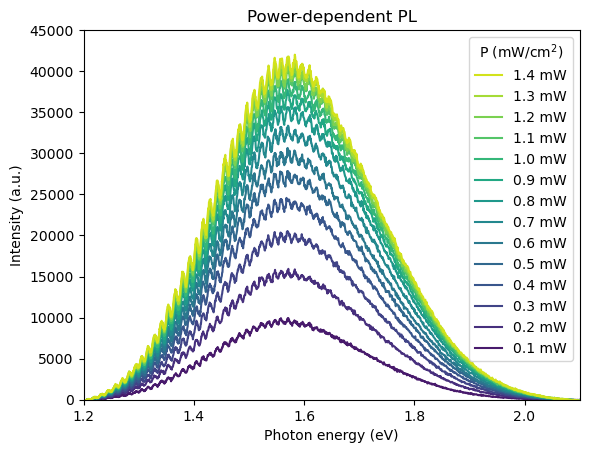
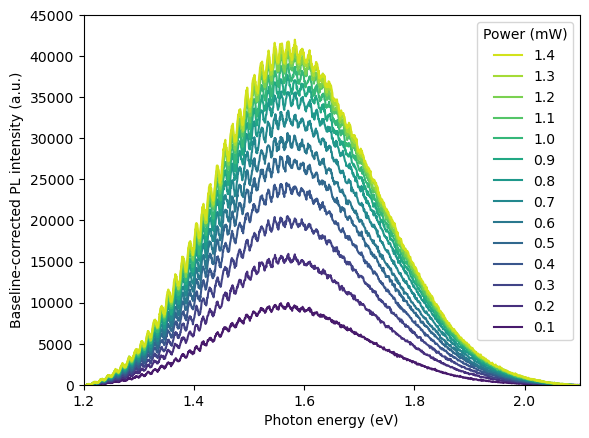
Code edit (unified diff) that turned the first committed figure into the second:
--- before
+++ after
@@ -9,5 +9,5 @@
     with sns.color_palette("viridis", n_colors=14):
 
-        plt.plot(x, y_corrected, '-',  label=power_legend[index])
+        plt.plot(x, y_corrected, '-',  label=power_list[index])
 
     #plt.text(1.25, 35000, "CuGaSnS4", fontsize=10)
@@ -15,12 +15,13 @@
 
     #plt.show()
-title="Power-dependent PL"
-plt.title(title)
-plt.legend(title="P (mW/cm$^2$)", reverse=True)
-plt.ylabel("Intensity (a.u.)")
+#title="Power-dependent PL"
+#plt.title(title)
+plt.legend(title="Power (mW)", reverse=True)
+plt.ylabel("Baseline-corrected PL intensity (a.u.)")
 plt.xlabel("Photon energy (eV)")
+#plt.text(1.3, 35000, '532 nm', fontsize=10)
 plt.ylim(0, 45000)
 plt.xlim(1.2, 2.1)
 
 plt.show()
-plt.savefig("power_dependance.jpg")
+plt.savefig("figs/power_dependance.png", dpi=600, format="png")

Commit: M